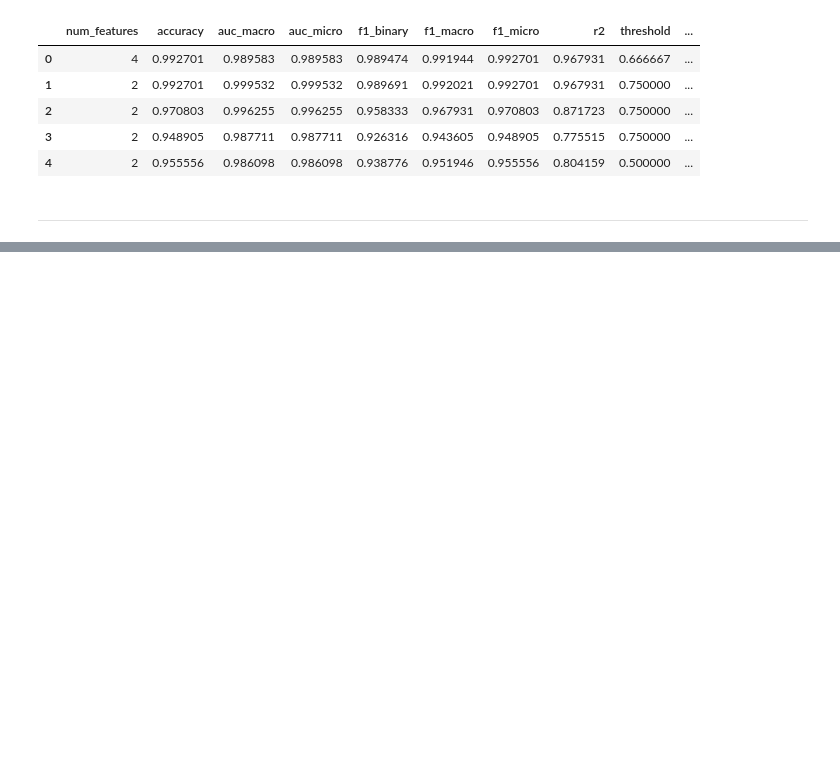
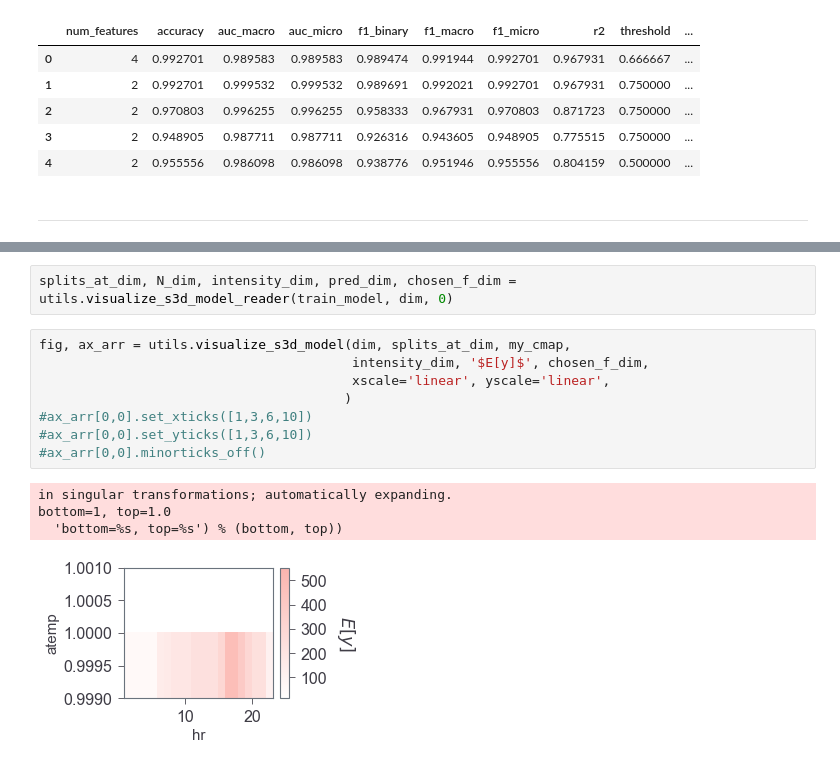
Before and after one commit to peterfennell/S3D, a Jupyter notebook: s3d/quickstart.ipynb, the cells around one changed output, grey strips where cells are left out. Saved outputs shown, nothing was run; the diff lists cells and outputs as text; blank space fills up the shorter version.

```diff
--- a/s3d/quickstart.ipynb
+++ b/s3d/quickstart.ipynb
@@ -564,0 +639,15 @@ threshold based on trianing set: 0.5 for 2 features
+# %%
+splits_at_dim, N_dim, intensity_dim, pred_dim, chosen_f_dim = utils.visualize_s3d_model_reader(train_model, dim, 0)
+# %%
+fig, ax_arr = utils.visualize_s3d_model(dim, splits_at_dim, my_cmap,
+                                        intensity_dim, '$E[y]$', chosen_f_dim,
+                                        xscale='linear', yscale='linear',
+                                       )
+#ax_arr[0,0].set_xticks([1,3,6,10])
+#ax_arr[0,0].set_yticks([1,3,6,10])
+#ax_arr[0,0].minorticks_off()
+# %% [output]
+in singular transformations; automatically expanding.
+bottom=1, top=1.0
+  'bottom=%s, top=%s') % (bottom, top))
+[figure, added]
```
Also changed, not shown: parts of 31 cells of this notebook, 4 other files.
